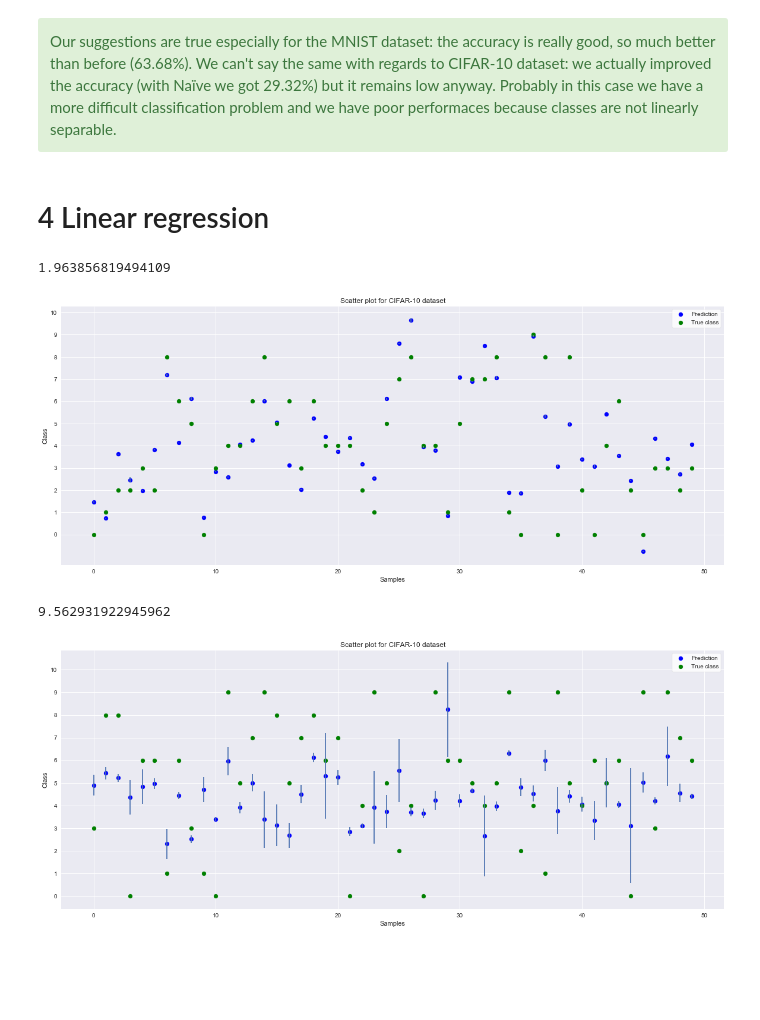
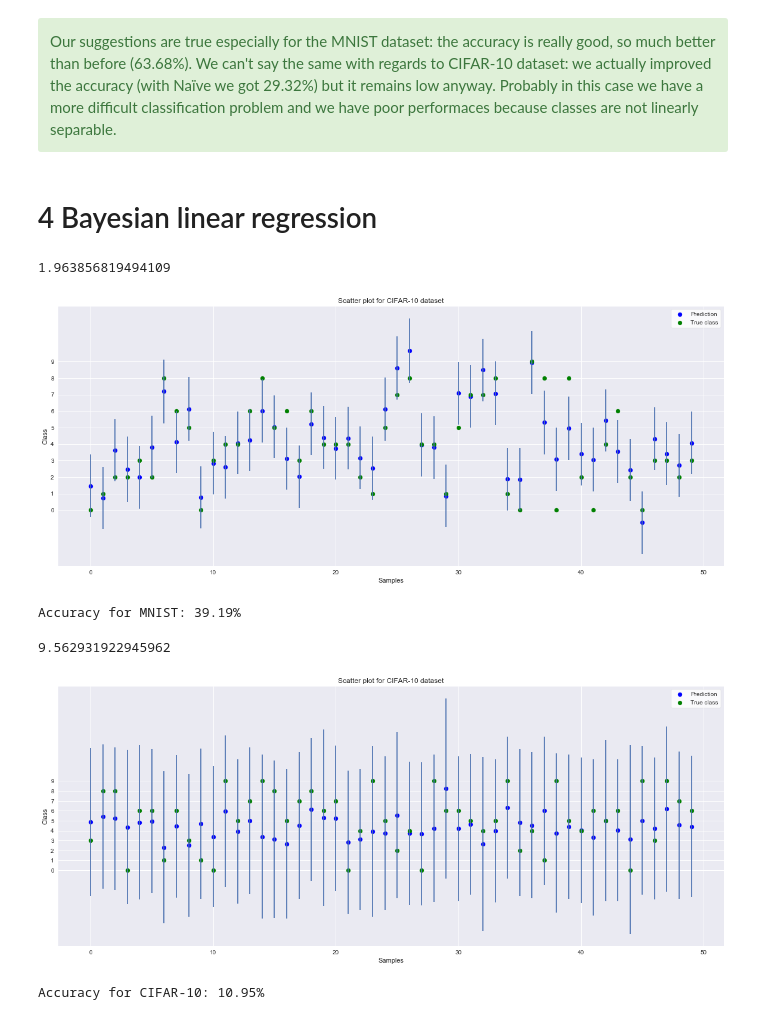
Before and after one commit to lomluca/asi_ae, a Jupyter notebook: assignment.ipynb, the cells around one changed output. Drawn from its saved outputs; the diff is of its cells as text; code cells hidden in the pictures; blank space fills up the shorter version.

Commit message:
Fixed plots on linreg

```diff
--- a/assignment.ipynb
+++ b/assignment.ipynb
@@ -306,4 +306,4 @@ Accuracy for CIFAR-10: 37.13%
 Our suggestions are true especially for the MNIST dataset: the accuracy is really good, so much better than before (63.68%). We can't say the same with regards to CIFAR-10 dataset: we actually improved the accuracy (with Naïve we got 29.32%) but it remains low anyway. Probably in this case we have a more difficult classification problem and we have poor performaces because classes are not linearly separable.
 </div>
 # %% [markdown]
-# 4 Linear regression
+# 4 Bayesian linear regression
@@ -337,12 +356,12 @@ print(mean_squared_error(fashion_mnist_test["label"], predictions))
 sigma2_new = np.zeros(len(X_test_one))
 for i in range(len(X_test_one)):
     x_new = X_test_one[i,:]
-    sigma2_new[i] = x_new.dot(cov_w_hat).dot(x_new.T)
+    sigma2_new[i] = sigma2_hat + x_new.T.dot(cov_w_hat).dot(x_new)
 # %% [output]
 1.963856819494109
 # %%
 plt.figure(figsize=(20,8))
-plt.yticks(list(range(11)))
+plt.yticks(list(range(10)))
 plt.scatter(list(range(50)), predictions[:50], color="blue")
 plt.scatter(list(range(50)), fashion_mnist_test["label"][:50], color="green")
 plt.errorbar(list(range(50)), predictions[:50], yerr=sigma2_new[:50], fmt='none')
@@ -352,7 +371,14 @@ plt.ylabel("Class")
 plt.xlabel("Samples")
 plt.show()
 # %% [output]
-[figure, old version]
+[figure, new version]
+# %%
+predictions = np.rint(predictions).astype(int)
+predictions[predictions < 0] = 0
+predictions[predictions > 9] = 9
+print("Accuracy for MNIST: %.2f%%" % ((fashion_mnist_test["label"] == predictions).sum() / len(fashion_mnist_test) * 100))
+# %% [output]
+Accuracy for MNIST: 39.19%
 # %%
 X_train = cifar10_train.drop(columns="class").as_matrix() / 255
 X_train_one = np.ones((len(X_train), len(X_train[0])+1))
@@ -370,19 +396,26 @@ print(mean_squared_error(fashion_mnist_test["label"], predictions))
 sigma2_new = np.zeros(len(X_test_one))
 for i in range(len(X_test_one)):
     x_new = X_test_one[i,:]
-    sigma2_new[i] = x_new.dot(cov_w_hat).dot(x_new.T)
+    sigma2_new[i] = sigma2_hat + x_new.T.dot(cov_w_hat).dot(x_new)
 # %% [output]
 9.562931922945962
 # %%
 plt.figure(figsize=(20,8))
-plt.yticks(list(range(11)))
+plt.yticks(list(range(10)))
 plt.scatter(list(range(50)), predictions[:50], color="blue")
 plt.scatter(list(range(50)), cifar10_test["class"][:50], color="green")
 plt.errorbar(list(range(50)), predictions[:50], yerr=sigma2_new[:50], fmt='none')
 plt.legend(["Prediction", "True class"], frameon=True, fancybox=True, facecolor='w')
 plt.title("Scatter plot for CIFAR-10 dataset")
 plt.ylabel("Class")
 plt.xlabel("Samples")
 plt.show()
 # %% [output]
-[figure, old version]
+[figure, new version]
+# %%
+predictions = np.rint(predictions).astype(int)
+predictions[predictions < 0] = 0
+predictions[predictions > 9] = 9
+print("Accuracy for CIFAR-10: %.2f%%" % ((cifar10_test["class"] == predictions).sum() / len(cifar10_test) * 100))
+# %% [output]
+Accuracy for CIFAR-10: 10.95%
```
Also changed, not shown: parts of 5 cells of this notebook.
